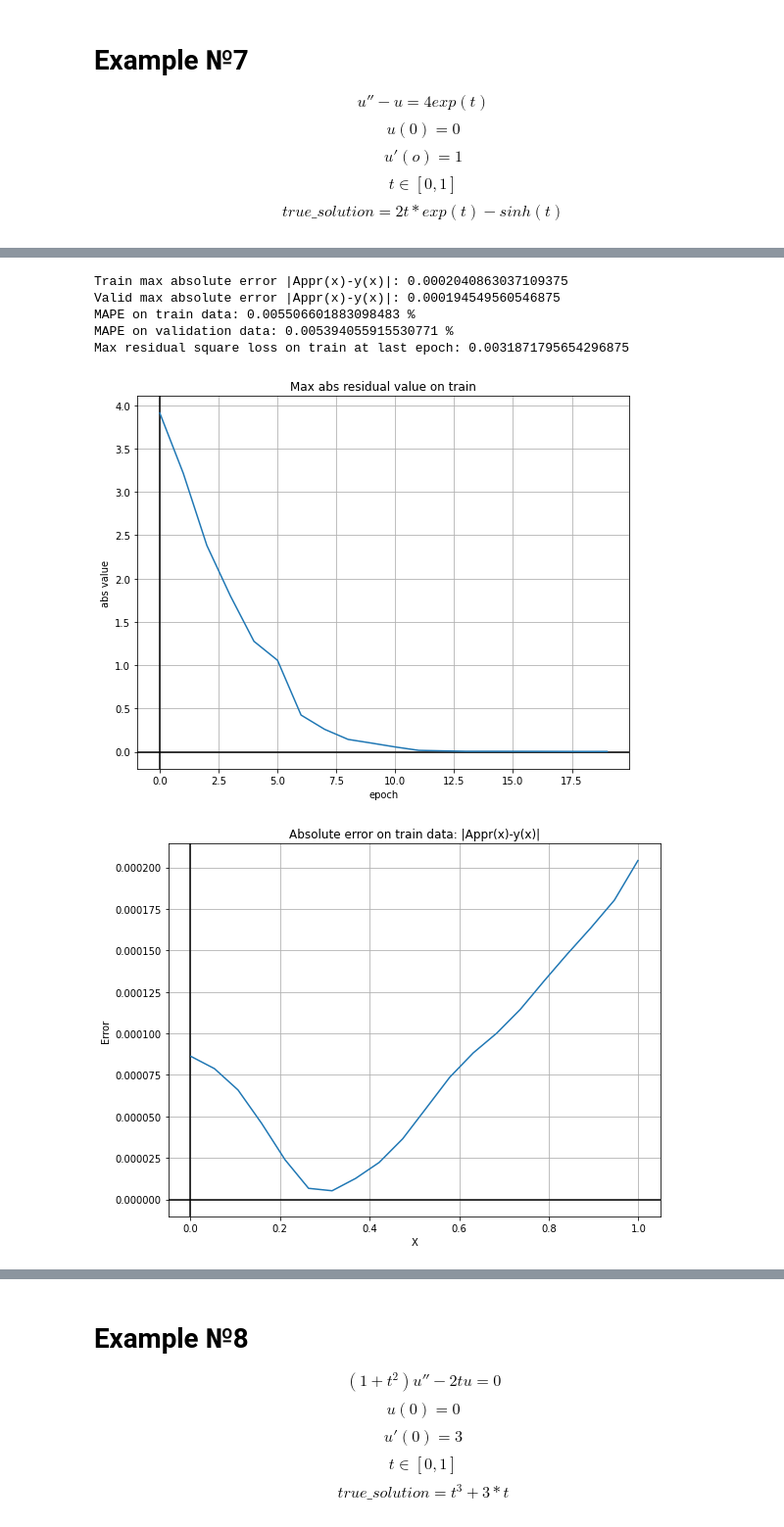
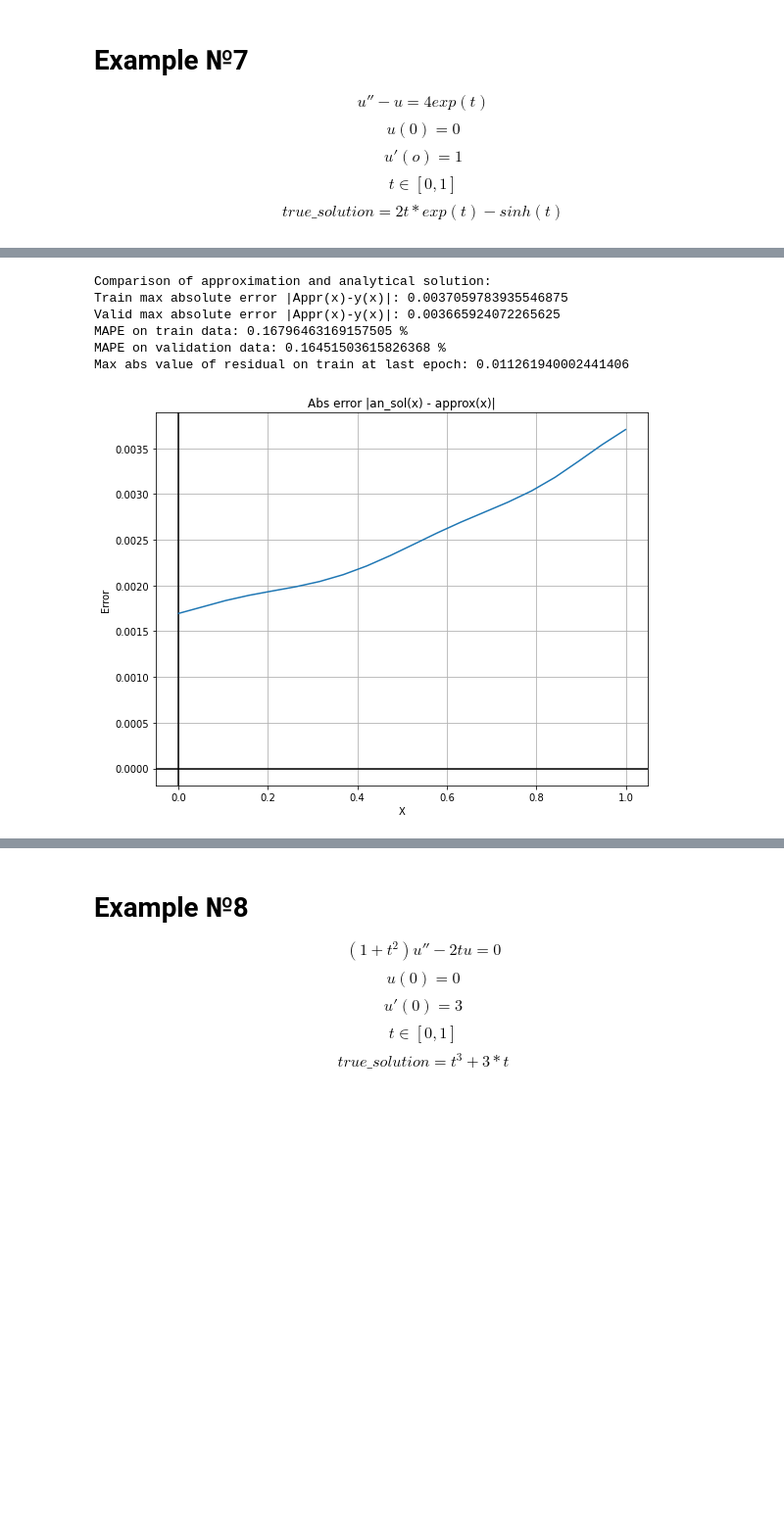
Before and after one commit to Ilshat-Akhmetov/NN_Solver_for_Diff_and_Inegral_Eqs, a Jupyter notebook: JupyterPresentations/Solving_ODE_with_NN.ipynb, the cells around one changed output, grey strips where cells are left out. Shown at 98% size. Cells and saved outputs as stored; diff of their text form; code cells hidden in the pictures; blank space fills up the shorter version.

```diff
--- a/JupyterPresentations/Solving_ODE_with_NN.ipynb
+++ b/JupyterPresentations/Solving_ODE_with_NN.ipynb
@@ -319,23 +373,23 @@ Again, if we expand domain we will see that there is no convergence. But we can
 left_bound = 0
 right_bound = 5
 main_eq_residual = (
-    lambda variable, function,: nth_derivative(function, variable, 2)
+    lambda variable, function,: nth_derivative(function(variable), variable, 2)
     + torch.tensor([4.0],requires_grad=True) * function(variable)
     - torch.cos(torch.tensor([2.0],requires_grad=True)*variable)
 )
 n_points = 50
-true_solution = lambda x: 1/4 * x * torch.sin(2*x) + torch.cos(2*x) - 1/2 * torch.sin(2*x)
+
 main_domain = OneDimensionalSimpleDomain(left_bound + dh, right_bound - dh, n_points)
 
 first_init_cond_res = lambda x, nn_model: nn_model(x) - torch.tensor([1.0], requires_grad=True)
 first_init_cond = OnePointInitialCondition(left_bound, first_init_cond_res)
 
-second_init_cond_res = lambda x, nn_model: nth_derivative(nn_model, x, 1) + torch.tensor([1.0], requires_grad=True)
+second_init_cond_res = lambda x, nn_model: nth_derivative(nn_model(x), x, 1) + torch.tensor([1.0], requires_grad=True)
 second_init_cond = OnePointInitialCondition(left_bound, second_init_cond_res)
 
 boundary_conditions = [first_init_cond, second_init_cond]
 
-main_eq = OneDimensionalMainEquation(main_domain, main_eq_residual, boundary_conditions)
+main_eq = MainEquationClass(main_domain, main_eq_residual, boundary_conditions)
 
 n_epochs = 80
 nn_ode_solver = TrainerForNNEquationSolver(main_eq, n_epochs)
@@ -413,12 +485,12 @@ $$ true\_solution = \frac{sin(x)}{sin(1)} - t $$
 left_bound = 0
 right_bound = 1
 main_eq_residual = (
-    lambda variable, function,: nth_derivative(function, variable, 2)
+    lambda variable, function,: nth_derivative(function(variable), variable, 2)
     + function(variable)
     + variable
 )
 n_points = 20
-true_solution = lambda x: torch.sin(x)/torch.sin(torch.Tensor([1])) - x
+
 main_domain = OneDimensionalSimpleDomain(left_bound + dh, right_bound - dh, n_points)
 
 first_init_cond_res = lambda x, nn_model: nn_model(x) - torch.tensor([0.0], requires_grad=True)
@@ -430,7 +502,7 @@ second_init_cond = OnePointInitialCondition(right_bound, second_init_cond_res)
 boundary_conditions = [first_init_cond, second_init_cond]
 
 
-main_eq = OneDimensionalMainEquation(main_domain, main_eq_residual, boundary_conditions)
+main_eq = MainEquationClass(main_domain, main_eq_residual, boundary_conditions)
 
 n_epochs = 80
 nn_ode_solver = TrainerForNNEquationSolver(main_eq, n_epochs)
@@ -458,24 +539,24 @@ $$ true\_solution = 1 + cos(t) $$
 left_bound = 0
 right_bound = pi/2
 main_eq_residual = (
-    lambda variable, function,: nth_derivative(function, variable, 2)
+    lambda variable, function,: nth_derivative(function(variable), variable, 2)
     + function(variable)
     - 1
 )
 n_points = 20
-true_solution = lambda x: torch.Tensor([1]) + torch.cos(x)
+
 main_domain = OneDimensionalSimpleDomain(left_bound + dh, right_bound - dh, n_points)
 
-first_init_cond_res = lambda x, nn_model: nth_derivative(nn_model, x, 1) - 0
+first_init_cond_res = lambda x, nn_model: nth_derivative(nn_model(x), x, 1) - 0
 first_init_cond = OnePointInitialCondition(left_bound, first_init_cond_res)
 
-second_init_cond_res = lambda x, nn_model: nn_model(x) - nth_derivative(nn_model, x, 1) - 2
+second_init_cond_res = lambda x, nn_model: nn_model(x) - nth_derivative(nn_model(x), x, 1) - 2
 second_init_cond = OnePointInitialCondition(right_bound, second_init_cond_res)
 
 boundary_conditions = [first_init_cond, second_init_cond]
 
 
-main_eq = OneDimensionalMainEquation(main_domain, main_eq_residual, boundary_conditions)
+main_eq = MainEquationClass(main_domain, main_eq_residual, boundary_conditions)
 
 n_epochs = 20
 nn_ode_solver = TrainerForNNEquationSolver(main_eq, n_epochs)
@@ -503,29 +593,37 @@ $$ true\_solution = 2t*exp(t) - sinh(t) $$
 left_bound = 0
 right_bound = 1
 main_eq_residual = (
-    lambda variable, function: nth_derivative(function, variable, 2)
+    lambda variable, function: nth_derivative(function(variable), variable, 2)
     - function(variable)
     - torch.tensor([4.0],requires_grad=True) * torch.exp(variable)
 )
 n_points = 20
-true_solution = lambda x: 2 * x * torch.exp(x) - torch.sinh(x)
+analytical_solution = lambda x: 2 * x * torch.exp(x) - torch.sinh(x)
 main_domain = OneDimensionalSimpleDomain(left_bound + dh, right_bound - dh, n_points)
 
 first_init_cond_res = lambda x, nn_model: nn_model(x) - 0
 first_init_cond = OnePointInitialCondition(left_bound, first_init_cond_res)
 
-second_init_cond_res = lambda x, nn_model: nth_derivative(nn_model, x, 1) - torch.tensor([1.0], requires_grad=True)
+second_init_cond_res = lambda x, nn_model: nth_derivative(nn_model(x), x, 1) - torch.tensor([1.0], requires_grad=True)
 second_init_cond = OnePointInitialCondition(left_bound, second_init_cond_res)
 
 boundary_conditions = [first_init_cond, second_init_cond]
 
 
-main_eq = OneDimensionalMainEquation(main_domain, main_eq_residual, boundary_conditions)
+main_eq = MainEquationClass(main_domain, main_eq_residual, boundary_conditions)
 
 n_epochs = 20
 nn_ode_solver = TrainerForNNEquationSolver(main_eq, n_epochs)
 loss_train, loss_valid, nn_model = nn_ode_solver.fit()
 # %%
-report = ReportMaker(true_solution, nn_model, main_eq, loss_train, loss_valid, main_domain, num_epochs=n_epochs)
-report.make_report()
+analytical_solution = lambda x: 2 * x * torch.exp(x) - torch.sinh(x)
+report = ReportMaker(nn_model,
+                         loss_train,
+                         loss_valid,
+                         main_domain,
+                         compare_to_functions=plot_two_1d_functions,
+                         analytical_solutions=analytical_solution
+                         )
+report.print_loss_history()
+report.compare_appr_with_analytical()
 # %% [output]
@@ -532,7 +631,7 @@ report.make_report()
-Train max absolute error |Appr(x)-y(x)|: 0.0002040863037109375
-Valid max absolute error |Appr(x)-y(x)|: 0.000194549560546875
-MAPE on train data: 0.005506601883098483 %
-MAPE on validation data: 0.005394055915530771 %
-Max residual square loss on train at last epoch: 0.0031871795654296875
+Comparison of approximation and analytical solution:
+Train max absolute error |Appr(x)-y(x)|: 0.0037059783935546875
+Valid max absolute error |Appr(x)-y(x)|: 0.003665924072265625
+MAPE on train data: 0.16796463169157505 %
+MAPE on validation data: 0.16451503615826368 %
+Max abs value of residual on train at last epoch: 0.011261940002441406
-[figure, old version]
-[figure, old version]
+[figure, new version]
```
Also changed, not shown: parts of 33 cells of this notebook, 15 other files.
